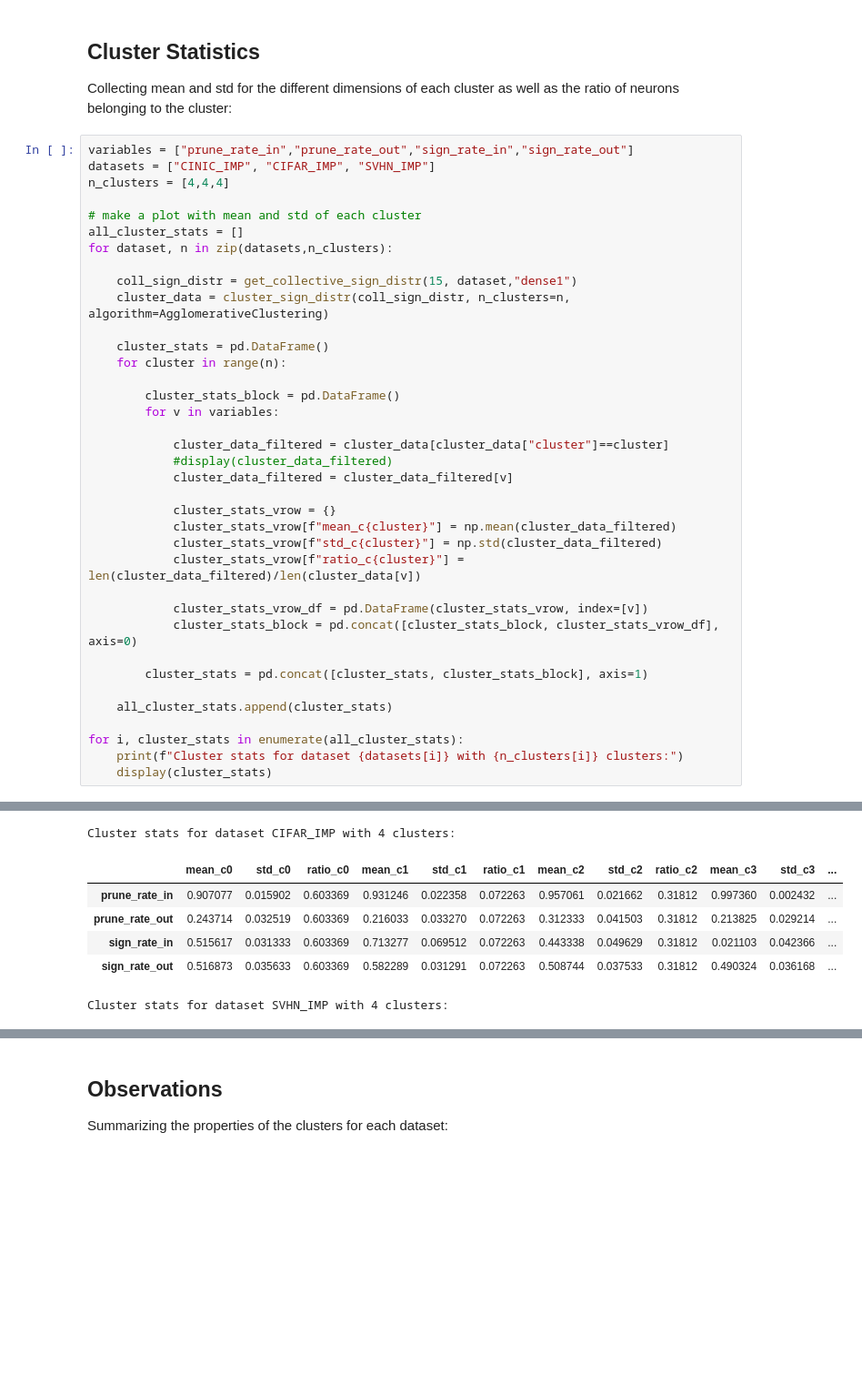
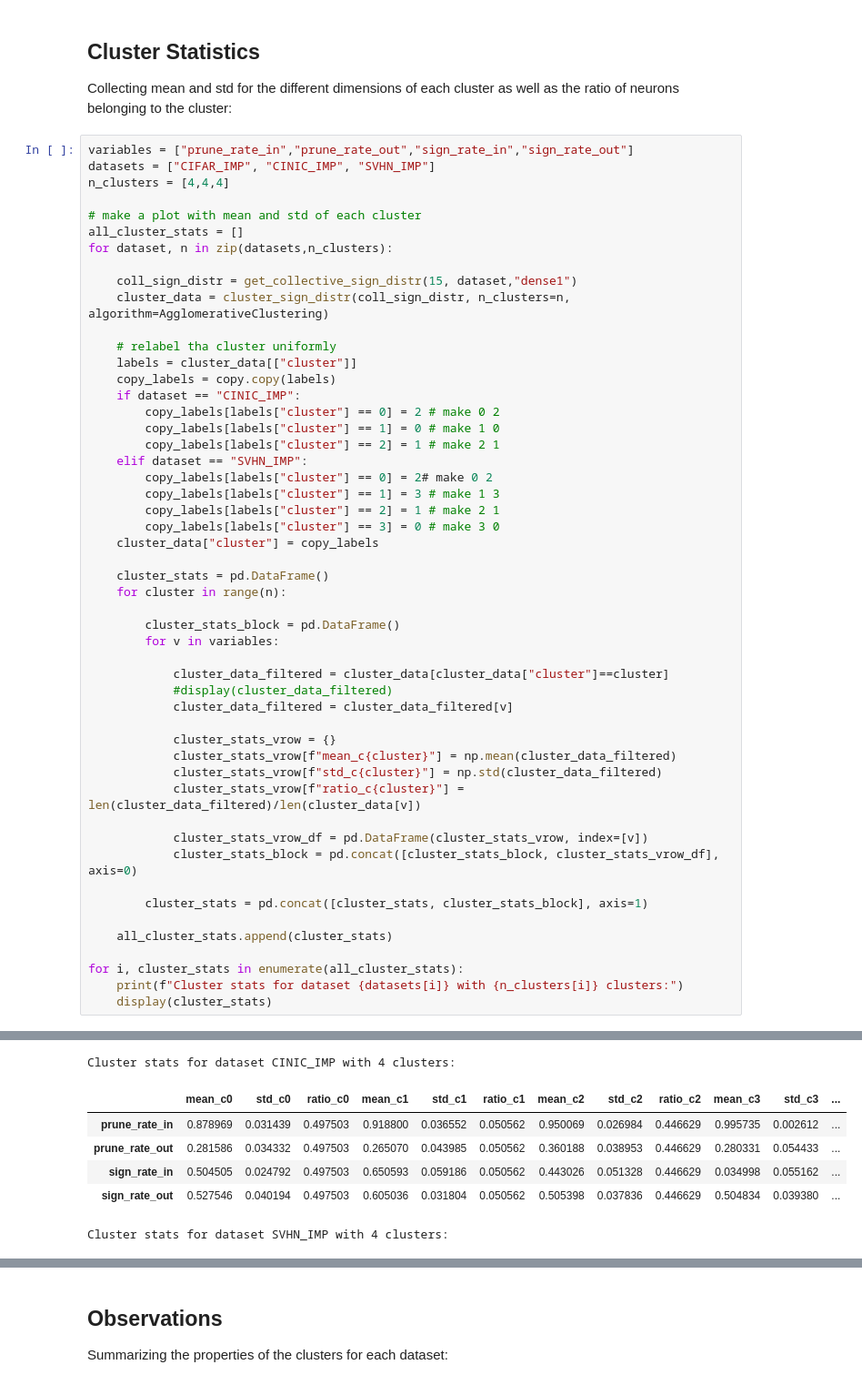
Before and after one commit to Ernalein/ThesisLTH, a Jupyter notebook: 5a Clustering.ipynb, the cells around one changed output, grey strips where cells are left out. Shown at 91% size. Drawn from its saved outputs; the diff is of its cells as text; blank space fills up the shorter version.

```diff
--- a/5a Clustering.ipynb
+++ b/5a Clustering.ipynb
@@ -75,7 +93,7 @@ store_clustered_sign_distr(["CIFAR","CINIC","SVHN"], "dense1", 15, 4)
 Collecting mean and std for the different dimensions of each cluster as well as the ratio of neurons belonging to the cluster:
 # %%
 variables = ["prune_rate_in","prune_rate_out","sign_rate_in","sign_rate_out"]
-datasets = ["CINIC_IMP", "CIFAR_IMP", "SVHN_IMP"]
+datasets = ["CIFAR_IMP", "CINIC_IMP", "SVHN_IMP"]
 n_clusters = [4,4,4]
 
 # make a plot with mean and std of each cluster
@@ -84,6 +102,20 @@ for dataset, n in zip(datasets,n_clusters):
 
     coll_sign_distr = get_collective_sign_distr(15, dataset,"dense1")
     cluster_data = cluster_sign_distr(coll_sign_distr, n_clusters=n, algorithm=AgglomerativeClustering)
+
+    # relabel tha cluster uniformly
+    labels = cluster_data[["cluster"]]
+    copy_labels = copy.copy(labels)
+    if dataset == "CINIC_IMP":
+        copy_labels[labels["cluster"] == 0] = 2 # make 0 2
+        copy_labels[labels["cluster"] == 1] = 0 # make 1 0
+        copy_labels[labels["cluster"] == 2] = 1 # make 2 1
+    elif dataset == "SVHN_IMP":
+        copy_labels[labels["cluster"] == 0] = 2# make 0 2
+        copy_labels[labels["cluster"] == 1] = 3 # make 1 3
+        copy_labels[labels["cluster"] == 2] = 1 # make 2 1
+        copy_labels[labels["cluster"] == 3] = 0 # make 3 0
+    cluster_data["cluster"] = copy_labels
 
     cluster_stats = pd.DataFrame()
     for cluster in range(n):
@@ -120,8 +152,8 @@ Cluster stats for dataset CINIC_IMP with 4 clusters:
-Cluster stats for dataset CIFAR_IMP with 4 clusters:
+Cluster stats for dataset CINIC_IMP with 4 clusters:
 |  | mean_c0 | std_c0 | ratio_c0 | mean_c1 | std_c1 | ratio_c1 | mean_c2 | std_c2 | ratio_c2 | mean_c3 | std_c3 | ... |
-| prune_rate_in | 0.907077 | 0.015902 | 0.603369 | 0.931246 | 0.022358 | 0.072263 | 0.957061 | 0.021662 | 0.31812 | 0.997360 | 0.002432 | ... |
-| prune_rate_out | 0.243714 | 0.032519 | 0.603369 | 0.216033 | 0.033270 | 0.072263 | 0.312333 | 0.041503 | 0.31812 | 0.213825 | 0.029214 | ... |
-| sign_rate_in | 0.515617 | 0.031333 | 0.603369 | 0.713277 | 0.069512 | 0.072263 | 0.443338 | 0.049629 | 0.31812 | 0.021103 | 0.042366 | ... |
-| sign_rate_out | 0.516873 | 0.035633 | 0.603369 | 0.582289 | 0.031291 | 0.072263 | 0.508744 | 0.037533 | 0.31812 | 0.490324 | 0.036168 | ... |
+| prune_rate_in | 0.878969 | 0.031439 | 0.497503 | 0.918800 | 0.036552 | 0.050562 | 0.950069 | 0.026984 | 0.446629 | 0.995735 | 0.002612 | ... |
+| prune_rate_out | 0.281586 | 0.034332 | 0.497503 | 0.265070 | 0.043985 | 0.050562 | 0.360188 | 0.038953 | 0.446629 | 0.280331 | 0.054433 | ... |
+| sign_rate_in | 0.504505 | 0.024792 | 0.497503 | 0.650593 | 0.059186 | 0.050562 | 0.443026 | 0.051328 | 0.446629 | 0.034998 | 0.055162 | ... |
+| sign_rate_out | 0.527546 | 0.040194 | 0.497503 | 0.605036 | 0.031804 | 0.050562 | 0.505398 | 0.037836 | 0.446629 | 0.504834 | 0.039380 | ... |
 Cluster stats for dataset SVHN_IMP with 4 clusters:
 |  | mean_c0 | std_c0 | ratio_c0 | mean_c1 | std_c1 | ratio_c1 | mean_c2 | std_c2 | ratio_c2 | mean_c3 | std_c3 | ... |
```
Also changed, not shown: parts of 3 cells of this notebook, 4 other files.
